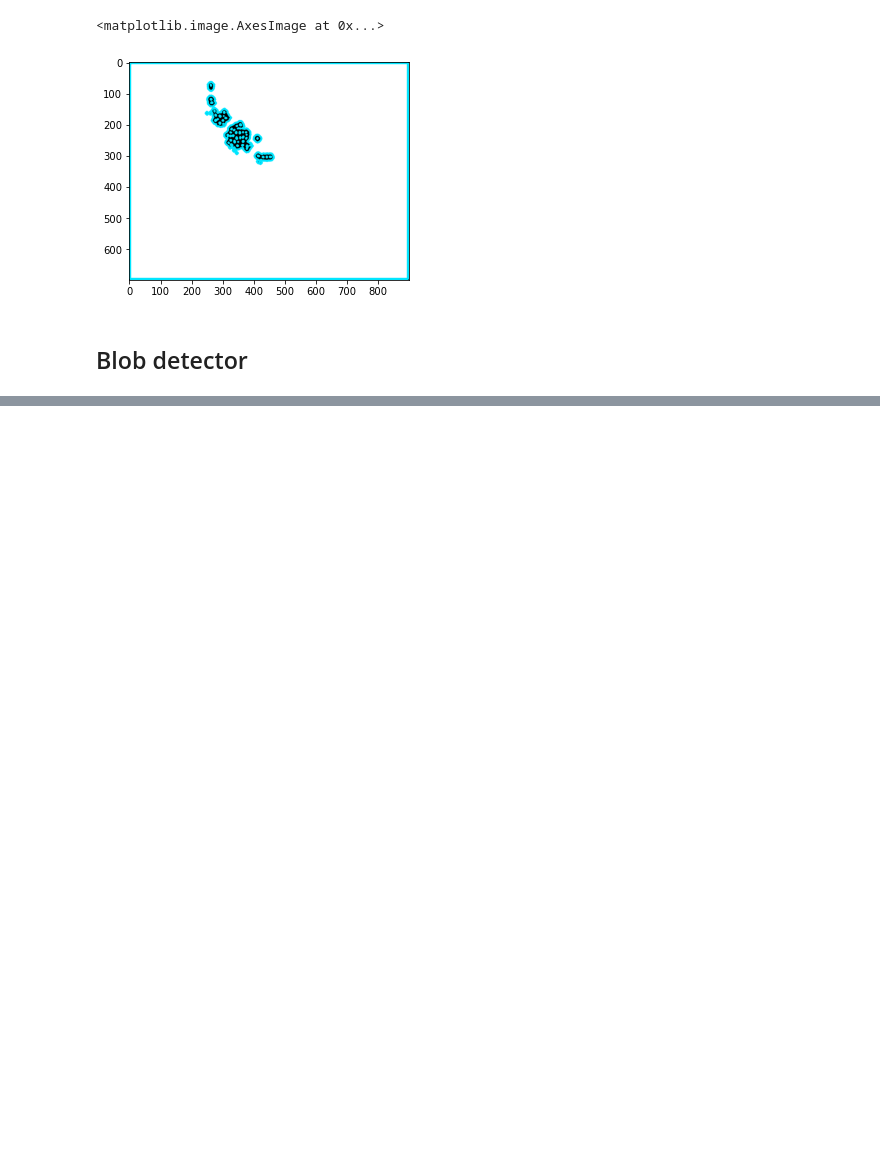
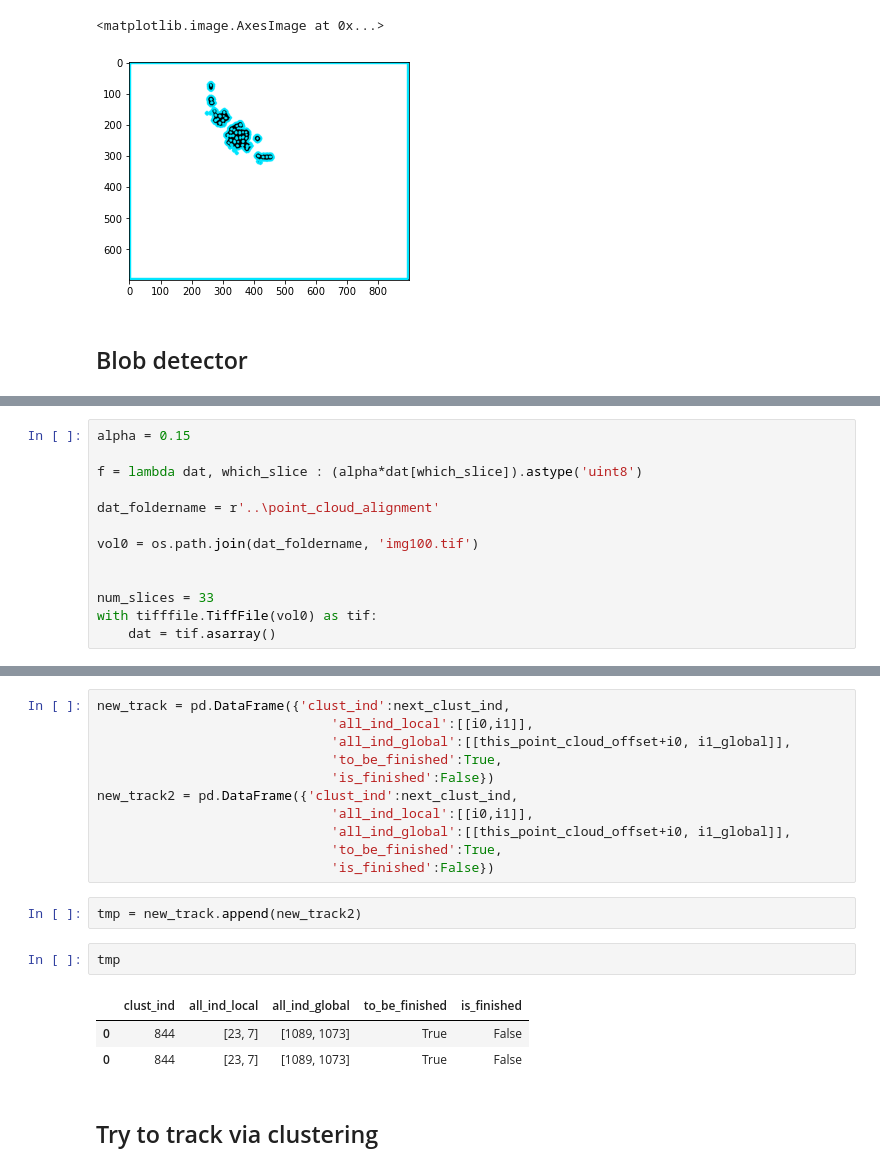
Before and after one commit to ch9nuk9/wbfm, a Jupyter notebook: example-feature-workflow/feature_alignment/Segmentation_tests.ipynb, the cells around one changed output, grey strips where cells are left out. Cells and saved outputs as stored; diff of their text form; blank space fills up the shorter version.

```diff
--- a/example-feature-workflow/feature_alignment/Segmentation_tests.ipynb
+++ b/example-feature-workflow/feature_alignment/Segmentation_tests.ipynb
@@ -145,0 +159,13 @@ Text(0.5, 1.0, 'Found 47 keypoints')
+# %%
+alpha = 0.15
+
+f = lambda dat, which_slice : (alpha*dat[which_slice]).astype('uint8')
+
+dat_foldername = r'..\point_cloud_alignment'
+
+vol0 = os.path.join(dat_foldername, 'img100.tif')
+
+
+num_slices = 33
+with tifffile.TiffFile(vol0) as tif:
+    dat = tif.asarray()
@@ -145,0 +351,21 @@ Text(0.5, 1.0, 'Found 47 keypoints')
+# %%
+new_track = pd.DataFrame({'clust_ind':next_clust_ind,
+                              'all_ind_local':[[i0,i1]],
+                              'all_ind_global':[[this_point_cloud_offset+i0, i1_global]],
+                              'to_be_finished':True,
+                              'is_finished':False})
+new_track2 = pd.DataFrame({'clust_ind':next_clust_ind,
+                              'all_ind_local':[[i0,i1]],
+                              'all_ind_global':[[this_point_cloud_offset+i0, i1_global]],
+                              'to_be_finished':True,
+                              'is_finished':False})
+# %%
+tmp = new_track.append(new_track2)
+# %%
+tmp
+# %% [output]
+|  | clust_ind | all_ind_local | all_ind_global | to_be_finished | is_finished |
+| 0 | 844 | [23, 7] | [1089, 1073] | True | False |
+| 0 | 844 | [23, 7] | [1089, 1073] | True | False |
+# %% [markdown]
+## Try to track via clustering
```
Also changed, not shown: parts of 27 cells of this notebook, 1 other file.
